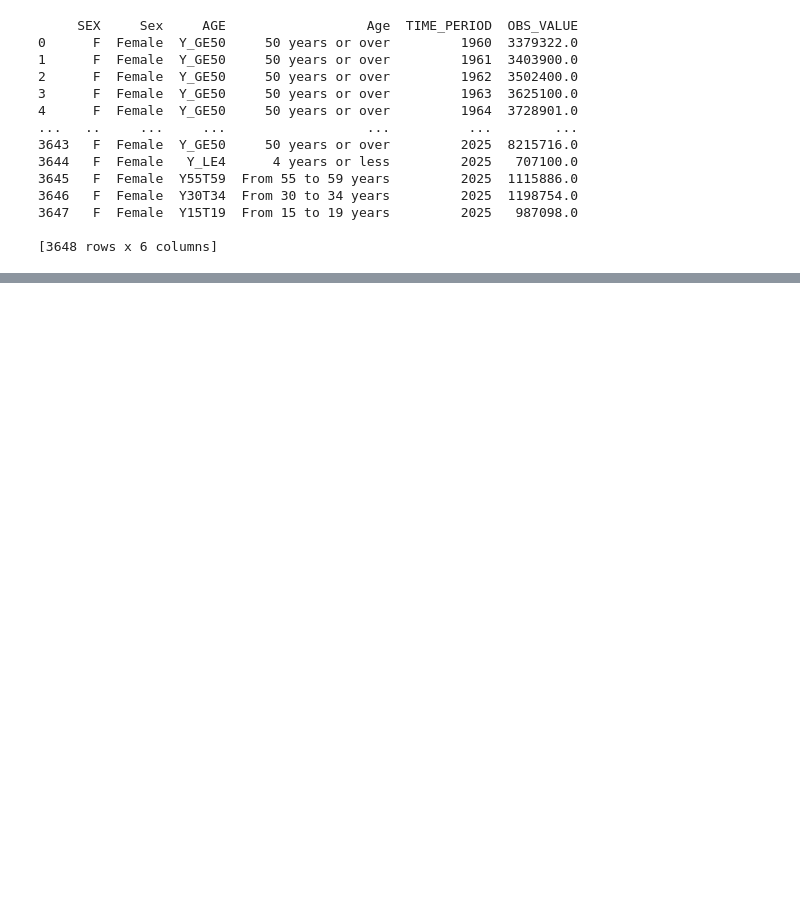
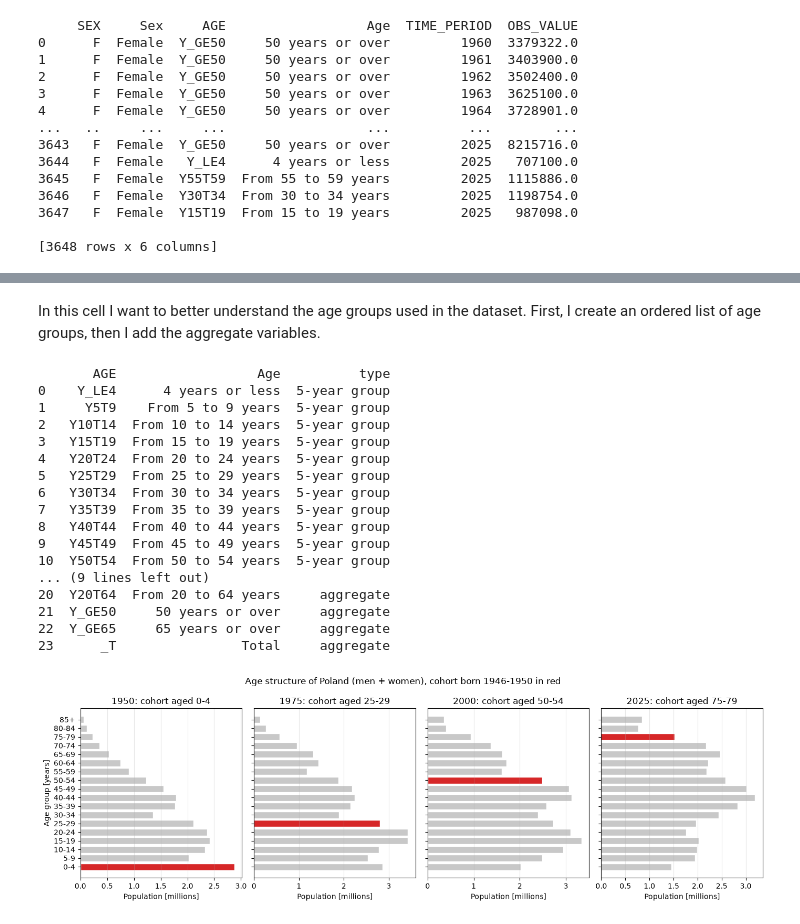
Before and after one commit to igordt/SAED_homeworks, a Jupyter notebook: h1/h1.ipynb, the cells around one changed output, grey strips where cells are left out. Drawn from its saved outputs; the diff is of its cells as text; code cells hidden in the pictures; blank space fills up the shorter version.

Commit message:
checkpoint in h1

```diff
--- a/h1/h1.ipynb
+++ b/h1/h1.ipynb
@@ -41,40 +111,60 @@ The histograms below show the age structure in four years, with the bar of the 1
+# %% [markdown]
+In this cell I want to better understand the age groups used in the dataset.
+First, I create an ordered list of age groups, then I add the aggregate variables.
 # %%
-# The 5-year groups 0-4, 5-9, ..., 80-84 plus the open group 85+ form a partition
-# of the population; all the other categories are overlapping aggregates of them.
+
+# The 5-year groups 0-4, 5-9, ..., 80-84 plus the open group 85+ form a partition of the population.
+# All the other categories are aggregates of them.
+
 groups = ["Y_LE4"] + [f"Y{a}T{a+4}" for a in range(5, 85, 5)] + ["Y_GE85"]
 labels = ["0-4"] + [f"{a}-{a+4}" for a in range(5, 85, 5)] + ["85+"]
 aggregates = ["Y_LT20", "Y15T64", "Y20T64", "Y_GE50", "Y_GE65", "_T"]
 
 # Age categories available in the data set: 5-year groups in age order, then aggregates
 # (sorting by the code itself is alphabetical and would put "Y5T9" after "Y55T59")
 cats = (hw[["AGE", "Age"]].drop_duplicates().set_index("AGE")
         .loc[groups + aggregates].reset_index())
 cats["type"] = ["5-year group"] * len(groups) + ["aggregate"] * len(aggregates)
 print(cats.to_string())
 
-# Check: the sum of the partition reproduces the total population
-for sex in ["M", "F"]:
-    s = hw[(hw.SEX == sex) & (hw.TIME_PERIOD == 2025)].set_index("AGE").OBS_VALUE
-    print(f"{sex} 2025: sum of groups = {s[groups].sum():.0f}, total = {s['_T']:.0f}")
 
 # Age distribution (men + women) in four years: the 1946-1950 cohort (highlighted)
 # moves to the next 5-year group every 5 years
 years = [1950, 1975, 2000, 2025]
 fig, axes = plt.subplots(1, len(years), figsize=(14, 4.5), sharey=True)
 for ax, year in zip(axes, years):
     pop = (hw[(hw.TIME_PERIOD == year) & hw.AGE.isin(groups)]
            .groupby("AGE").OBS_VALUE.sum()[groups] / 1e6)
     k = (year - 1950) // 5
     colors = ["#c8c8c8"] * len(groups)
     colors[k] = "#d62728"
     ax.barh(labels, pop, color=colors, edgecolor="white", linewidth=1)
     ax.set_title(f"{year}: cohort aged {labels[k]}")
     ax.set_xlabel("Population [millions]")
     ax.grid(axis="x", alpha=0.3)
 axes[0].set_ylabel("Age group [years]")
 fig.suptitle("Age structure of Poland (men + women), cohort born 1946-1950 in red")
 fig.tight_layout()
 plt.show()
+# %% [output]
+       AGE                  Age          type
+0    Y_LE4      4 years or less  5-year group
+1     Y5T9    From 5 to 9 years  5-year group
+2   Y10T14  From 10 to 14 years  5-year group
+3   Y15T19  From 15 to 19 years  5-year group
+4   Y20T24  From 20 to 24 years  5-year group
+5   Y25T29  From 25 to 29 years  5-year group
+6   Y30T34  From 30 to 34 years  5-year group
+7   Y35T39  From 35 to 39 years  5-year group
+8   Y40T44  From 40 to 44 years  5-year group
+9   Y45T49  From 45 to 49 years  5-year group
+10  Y50T54  From 50 to 54 years  5-year group
+... (9 lines left out)
+20  Y20T64  From 20 to 64 years     aggregate
+21  Y_GE50     50 years or over     aggregate
+22  Y_GE65     65 years or over     aggregate
+23      _T                Total     aggregate
+[figure, added]
 # %%
 # Task 1: population of men and women born in 1946-1950 as a function of year (and age)
 
```
Also changed, not shown: parts of 7 cells of this notebook.
